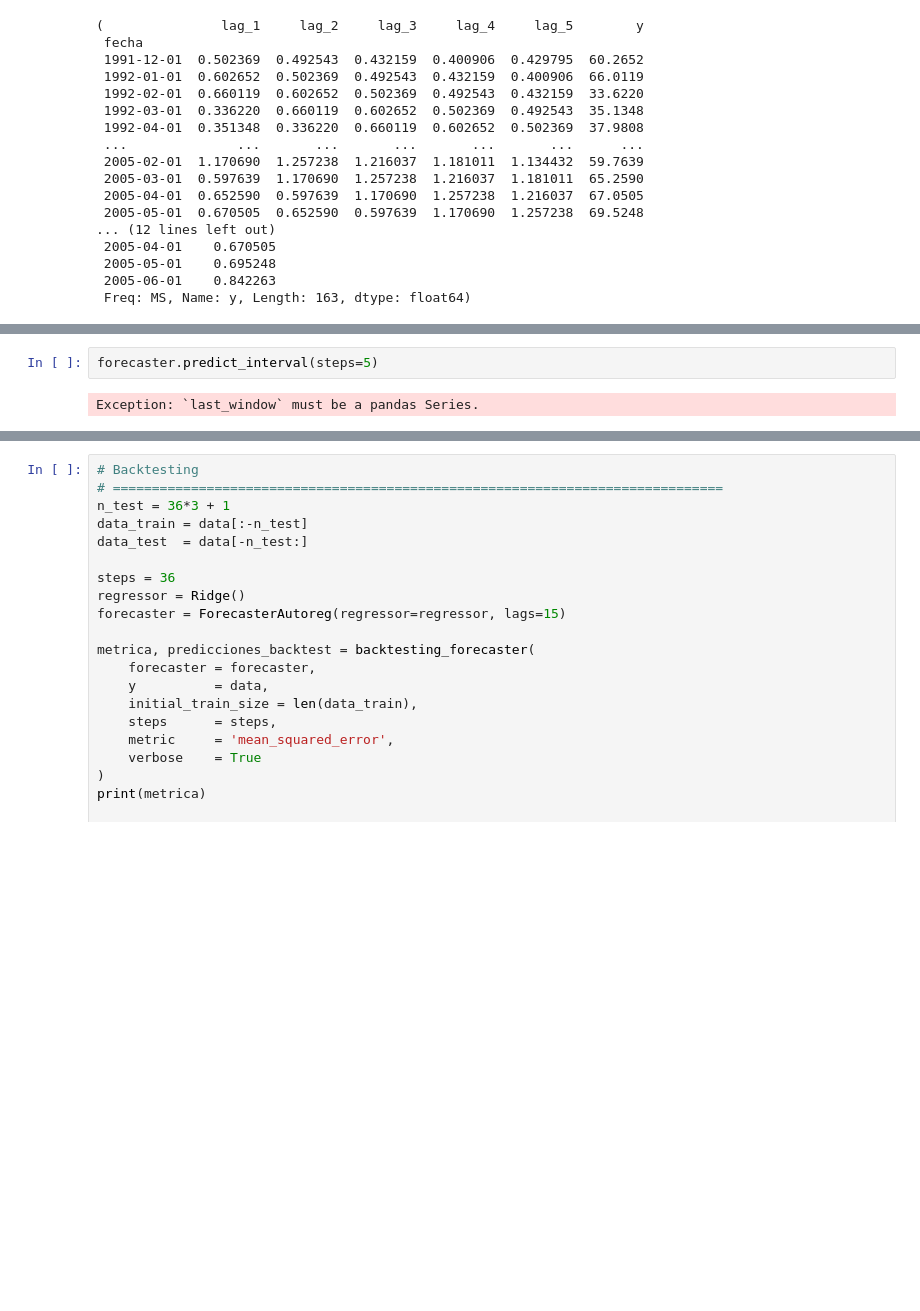
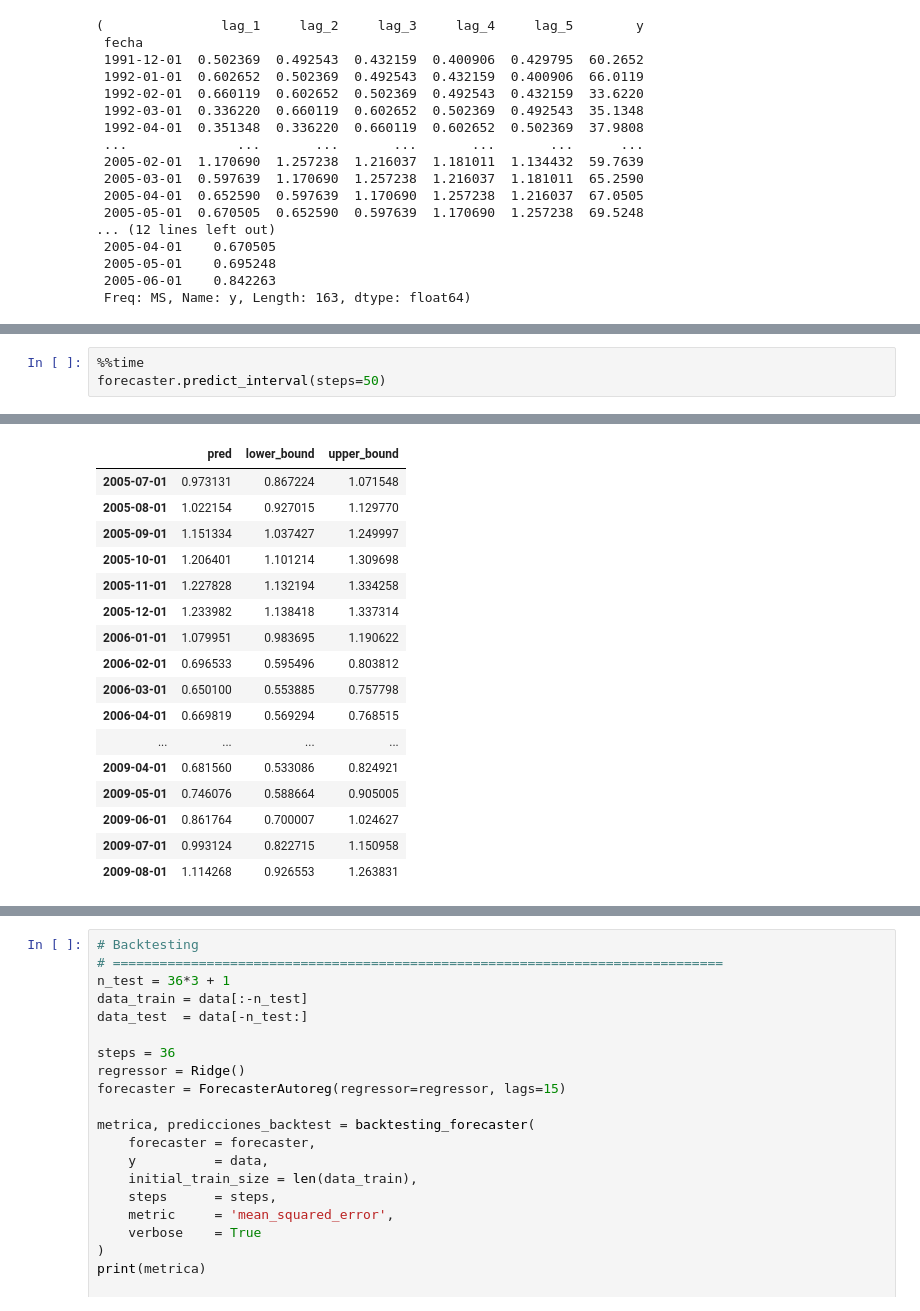
Before and after one commit to Plozano94/skforecast, a Jupyter notebook: notebooks/develop/skforecast_ForecasterAutoreg.ipynb, the cells around one changed output, grey strips where cells are left out. Saved outputs shown, nothing was run; the diff lists cells and outputs as text; blank space fills up the shorter version.

Commit message:
predict_interval return pandas series

```diff
--- a/notebooks/develop/skforecast_ForecasterAutoreg.ipynb
+++ b/notebooks/develop/skforecast_ForecasterAutoreg.ipynb
@@ -130,4 +112,4 @@ Name: pred, dtype: float64
-# %%
-forecaster.predict_interval(steps=5)
-# %% [output]
-Exception: `last_window` must be a pandas Series.
+# %%
+%%time
+forecaster.predict_interval(steps=50)
+# %% [output]
@@ -134,3 +118,20 @@ Exception: `last_window` must be a pandas Series.
+|  | pred | lower_bound | upper_bound |
+| 2005-07-01 | 0.973131 | 0.867224 | 1.071548 |
+| 2005-08-01 | 1.022154 | 0.927015 | 1.129770 |
+| 2005-09-01 | 1.151334 | 1.037427 | 1.249997 |
+| 2005-10-01 | 1.206401 | 1.101214 | 1.309698 |
+| 2005-11-01 | 1.227828 | 1.132194 | 1.334258 |
+| 2005-12-01 | 1.233982 | 1.138418 | 1.337314 |
+| 2006-01-01 | 1.079951 | 0.983695 | 1.190622 |
+| 2006-02-01 | 0.696533 | 0.595496 | 0.803812 |
+| 2006-03-01 | 0.650100 | 0.553885 | 0.757798 |
+| 2006-04-01 | 0.669819 | 0.569294 | 0.768515 |
+| ... | ... | ... | ... |
+| 2009-04-01 | 0.681560 | 0.533086 | 0.824921 |
+| 2009-05-01 | 0.746076 | 0.588664 | 0.905005 |
+| 2009-06-01 | 0.861764 | 0.700007 | 1.024627 |
+| 2009-07-01 | 0.993124 | 0.822715 | 1.150958 |
+| 2009-08-01 | 1.114268 | 0.926553 | 1.263831 |
 # %%
 # Predict
 # ==============================================================================
```
Also changed, not shown: parts of 8 cells of this notebook, 1 other file.
